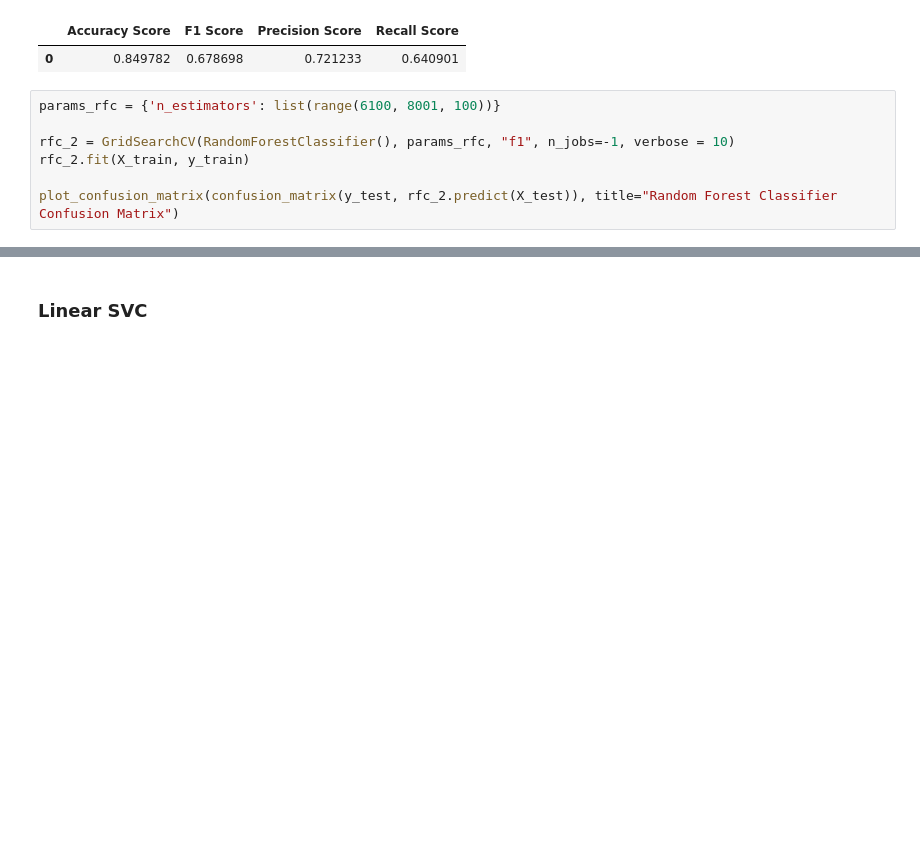
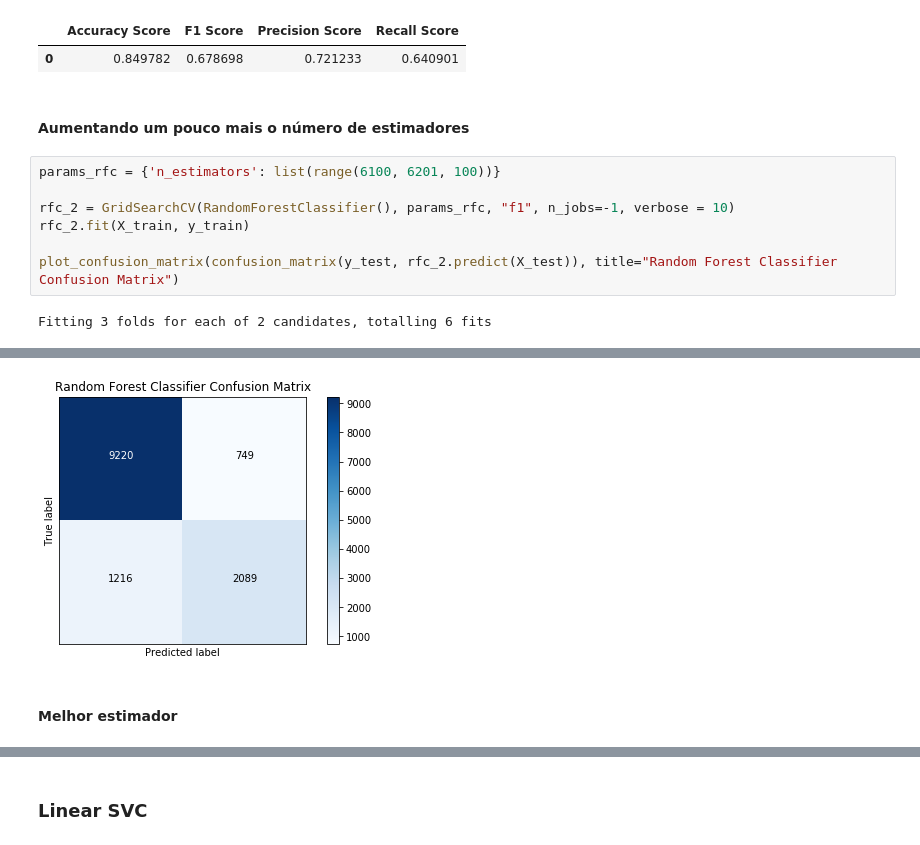
Before and after one commit to gaabrielfranco/data-mining-w2, a Jupyter notebook: tp2_gabriel.ipynb, the cells around one changed output, grey strips where cells are left out. Cells and saved outputs as stored; diff of their text form; blank space fills up the shorter version.

```diff
--- a/tp2_gabriel.ipynb
+++ b/tp2_gabriel.ipynb
@@ -235,10 +235,14 @@ df_scores_rfc
 # %% [output]
 |  | Accuracy Score | F1 Score | Precision Score | Recall Score |
 | 0 | 0.849782 | 0.678698 | 0.721233 | 0.640901 |
+# %% [markdown]
+#### Aumentando um pouco mais o número de estimadores
 # %%
-params_rfc = {'n_estimators': list(range(6100, 8001, 100))}
+params_rfc = {'n_estimators': list(range(6100, 6201, 100))}
 
 rfc_2 = GridSearchCV(RandomForestClassifier(), params_rfc, "f1", n_jobs=-1, verbose = 10)
 rfc_2.fit(X_train, y_train)
 
 plot_confusion_matrix(confusion_matrix(y_test, rfc_2.predict(X_test)), title="Random Forest Classifier Confusion Matrix")
+# %% [output]
+Fitting 3 folds for each of 2 candidates, totalling 6 fits
@@ -244,0 +254,3 @@ plot_confusion_matrix(confusion_matrix(y_test, rfc_2.predict(X_test)), title="Ra
+[figure, added]
+# %% [markdown]
+#### Melhor estimador
```
Also changed, not shown: parts of 14 cells of this notebook, 1 other file.
